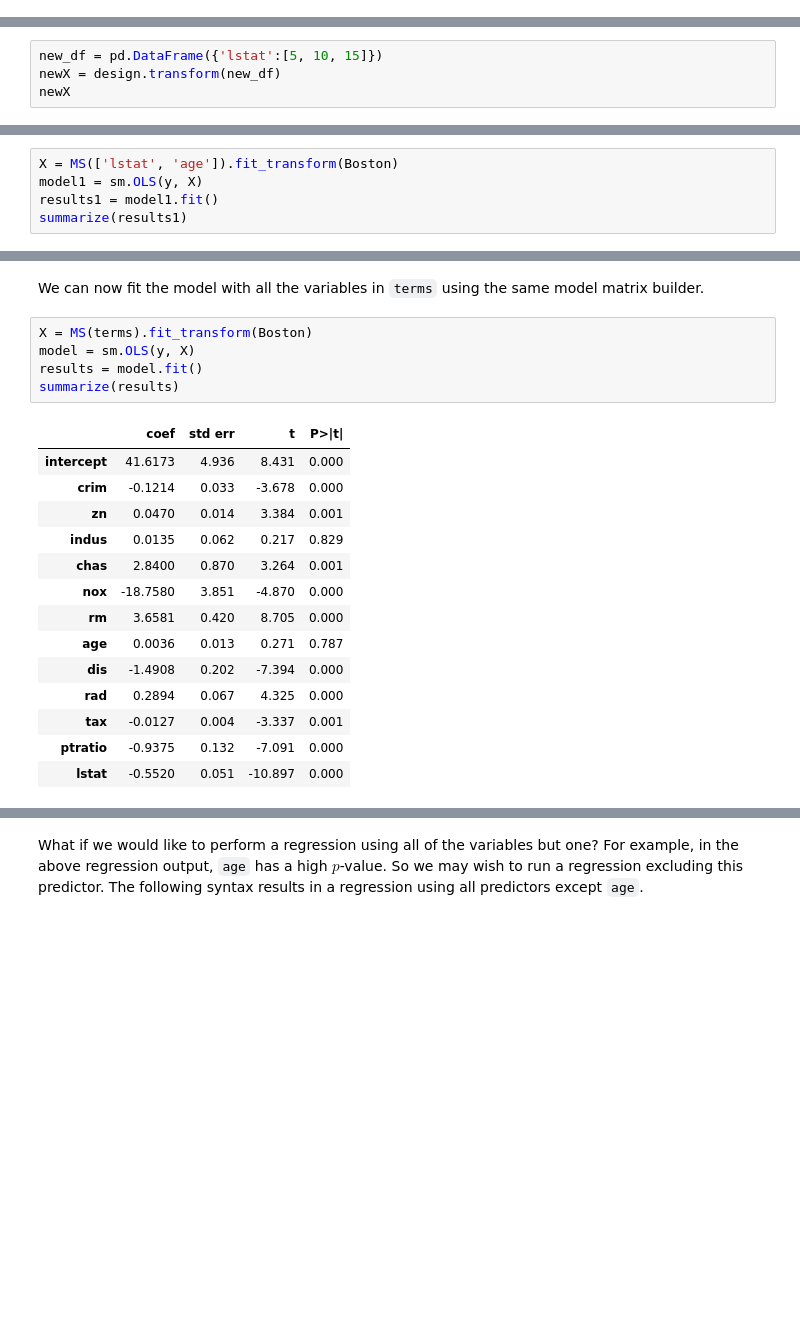
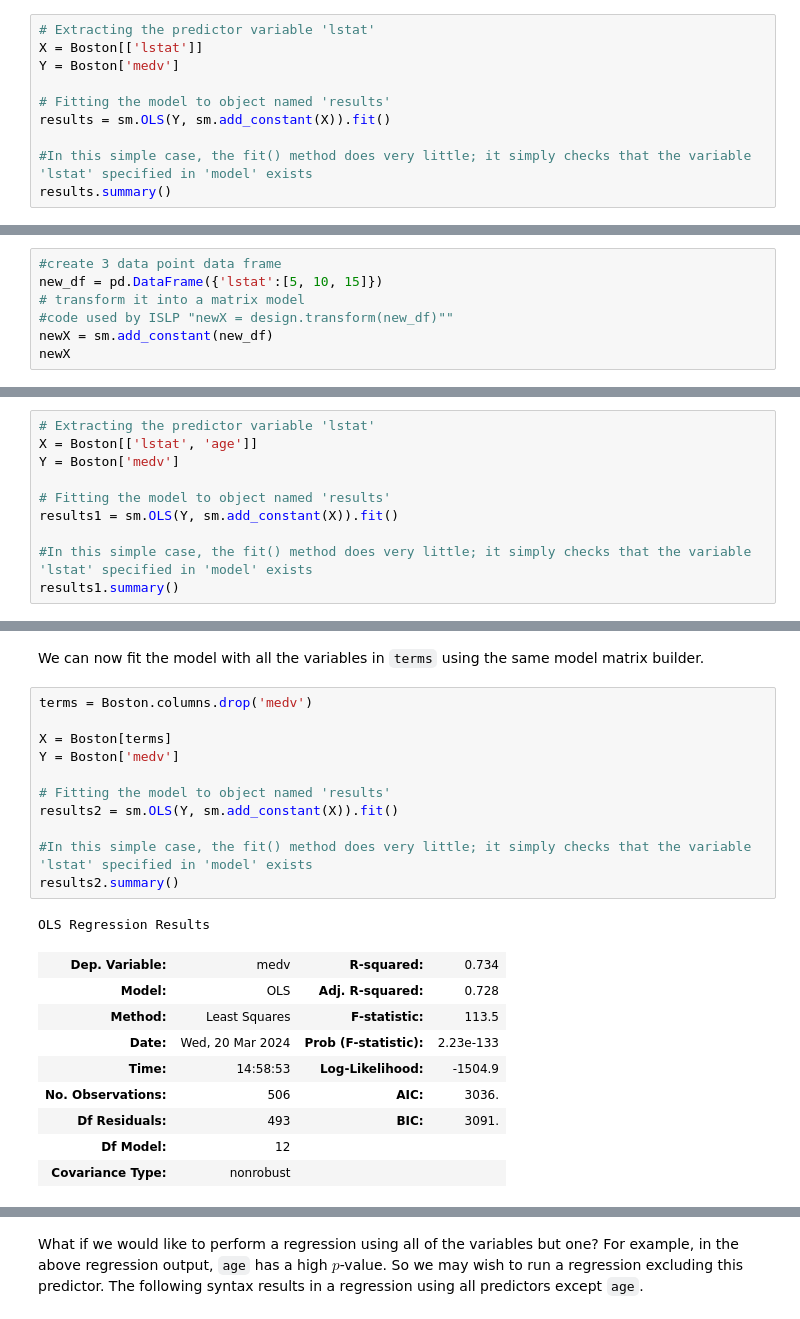
Before and after one commit to gfulham/ISLP, a Jupyter notebook: Ch03-linreg-lab.ipynb, the cells around one changed output, grey strips where cells are left out. Cells and saved outputs as stored; diff of their text form; blank space fills up the shorter version.

```diff
--- a/Ch03-linreg-lab.ipynb
+++ b/Ch03-linreg-lab.ipynb
@@ -285,0 +216,10 @@ X[:4]
+# %%
+# Extracting the predictor variable 'lstat'
+X = Boston[['lstat']]
+Y = Boston['medv']
+
+# Fitting the model to object named 'results'
+results = sm.OLS(Y, sm.add_constant(X)).fit()
+
+#In this simple case, the fit() method does very little; it simply checks that the variable 'lstat' specified in 'model' exists
+results.summary()
@@ -330,7 +285,10 @@ prediction intervals for the prediction of  `medv`  for  given values of  `lstat
 We first create a new data frame, in this case containing only the variable `lstat`, with the values for this variable at which we wish to make predictions.
 We then use the `transform()` method of `design` to create the corresponding model matrix.
 # %%
+#create 3 data point data frame
 new_df = pd.DataFrame({'lstat':[5, 10, 15]})
-newX = design.transform(new_df)
+# transform it into a matrix model
+#code used by ISLP "newX = design.transform(new_df)""
+newX = sm.add_constant(new_df)
 newX
 # %% [output]
@@ -474,8 +474,13 @@ to `ModelSpec()` can be quite general, but in this case
 a list of column names suffice. We consider a fit here with
 the two variables `lstat` and `age`.
 # %%
-X = MS(['lstat', 'age']).fit_transform(Boston)
-model1 = sm.OLS(y, X)
-results1 = model1.fit()
-summarize(results1)
+# Extracting the predictor variable 'lstat'
+X = Boston[['lstat', 'age']]
+Y = Boston['medv']
+
+# Fitting the model to object named 'results'
+results1 = sm.OLS(Y, sm.add_constant(X)).fit()
+
+#In this simple case, the fit() method does very little; it simply checks that the variable 'lstat' specified in 'model' exists
+results1.summary()
 # %% [output]
@@ -500,22 +521,24 @@ Index(['crim', 'zn', 'indus', 'chas', 'nox', 'rm', 'age', 'dis', 'rad', 'tax',
 We can now fit the model with all the variables in `terms` using
 the same model matrix builder.
 # %%
-X = MS(terms).fit_transform(Boston)
-model = sm.OLS(y, X)
-results = model.fit()
-summarize(results)
+terms = Boston.columns.drop('medv')
+
+X = Boston[terms]
+Y = Boston['medv']
+
+# Fitting the model to object named 'results'
+results2 = sm.OLS(Y, sm.add_constant(X)).fit()
+
+#In this simple case, the fit() method does very little; it simply checks that the variable 'lstat' specified in 'model' exists
+results2.summary()
 # %% [output]
+OLS Regression Results
-|  | coef | std err | t | P>|t| |
-| intercept | 41.6173 | 4.936 | 8.431 | 0.000 |
-| crim | -0.1214 | 0.033 | -3.678 | 0.000 |
-| zn | 0.0470 | 0.014 | 3.384 | 0.001 |
-| indus | 0.0135 | 0.062 | 0.217 | 0.829 |
-| chas | 2.8400 | 0.870 | 3.264 | 0.001 |
-| nox | -18.7580 | 3.851 | -4.870 | 0.000 |
-| rm | 3.6581 | 0.420 | 8.705 | 0.000 |
-| age | 0.0036 | 0.013 | 0.271 | 0.787 |
-| dis | -1.4908 | 0.202 | -7.394 | 0.000 |
-| rad | 0.2894 | 0.067 | 4.325 | 0.000 |
-| tax | -0.0127 | 0.004 | -3.337 | 0.001 |
-| ptratio | -0.9375 | 0.132 | -7.091 | 0.000 |
-| lstat | -0.5520 | 0.051 | -10.897 | 0.000 |
+| Dep. Variable: | medv | R-squared: | 0.734 |
+| Model: | OLS | Adj. R-squared: | 0.728 |
+| Method: | Least Squares | F-statistic: | 113.5 |
+| Date: | Wed, 20 Mar 2024 | Prob (F-statistic): | 2.23e-133 |
+| Time: | 14:58:53 | Log-Likelihood: | -1504.9 |
+| No. Observations: | 506 | AIC: | 3036. |
+| Df Residuals: | 493 | BIC: | 3091. |
+| Df Model: | 12 |  |  |
+| Covariance Type: | nonrobust |  |  |
```
Also changed, not shown: parts of 74 cells of this notebook, 1 other file.
